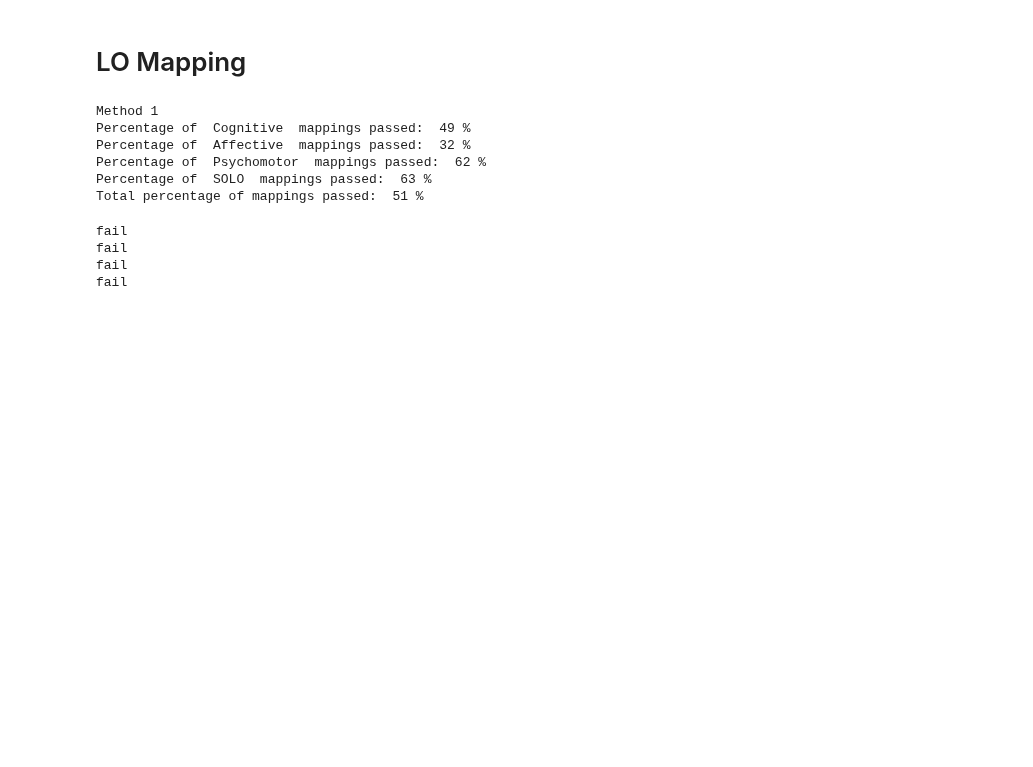
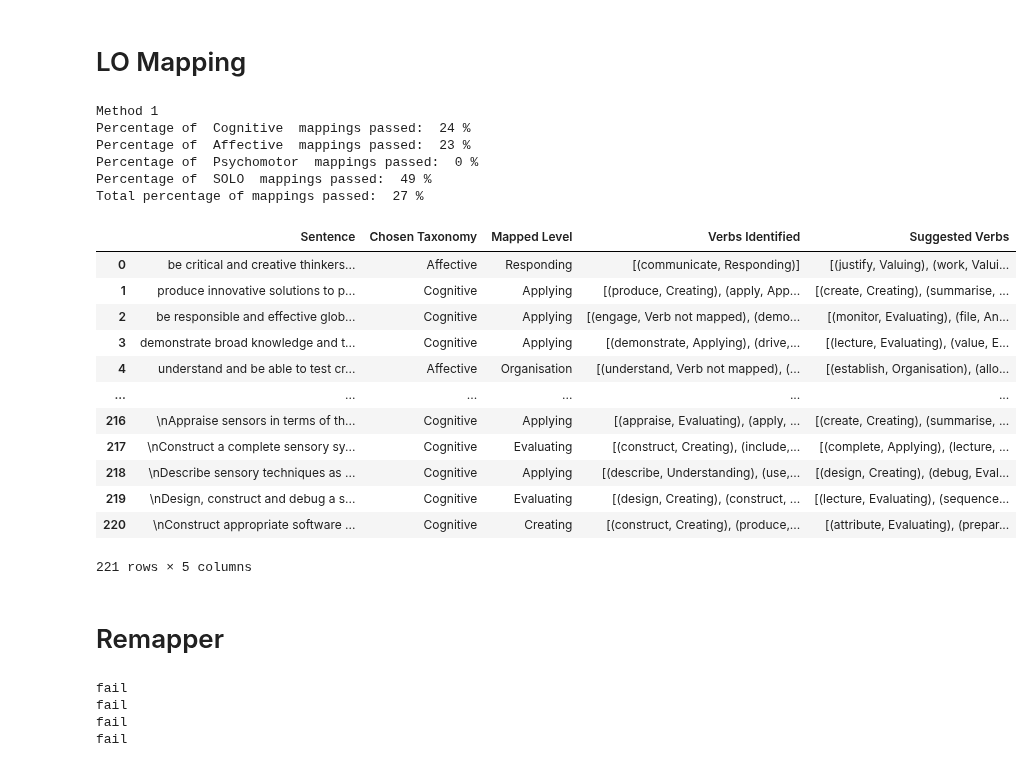
Before and after one commit to 3drdsh3in/Course_Design_For_Accreditation, a Jupyter notebook: Classification_Bloom_Solo_Mapping.ipynb, the cells around one changed output. Drawn from its saved outputs; the diff is of its cells as text; code cells hidden in the pictures; blank space fills up the shorter version.

Commit message:
Refine accuracy calculation. Update LO mapper to select final taxonomy/domain.

```diff
--- a/Classification_Bloom_Solo_Mapping.ipynb
+++ b/Classification_Bloom_Solo_Mapping.ipynb
@@ -459,4 +452,36 @@ def output_failed_cases(failed_cases):
         )
+# %%
+def calculate_accuracy(mappings, final_levels):
+    passed_mappings = {"Cognitive": 0, "Affective": 0, "Psychomotor": 0, "SOLO": 0}
+    failed_mappings = {"Cognitive": 0, "Affective": 0, "Psychomotor": 0, "SOLO": 0}
+    columns = mappings.columns
+    columns.append(pd.Index(data=["Manual Level"]))
+    failed_cases = pd.DataFrame(columns=columns)
+
+    # Calculate Accuracy
+    total_passed = 0
+    total_failed = 0
+    for i in range(mappings.shape[0]):
+        taxonomy = mappings.at[i, "Chosen Taxonomy"]
+        if mappings.at[i, "Mapped Level"] == final_levels[taxonomy][i]:
+            passed_mappings[taxonomy] += 1
+            total_passed += 1
+        else:
+            failed_mappings[taxonomy] += 1
+            total_failed += 1
+            failed_cases.loc[total_failed] = mappings.loc[i].copy()
+            failed_cases.at[total_failed, "Manual Level"] = final_levels[taxonomy][i]
+
+    for taxonomy in passed_mappings.keys():
+        mapping_percentage = math.ceil((passed_mappings[taxonomy] / (passed_mappings[taxonomy] + failed_mappings[taxonomy])) * 100)
+        print("Percentage of ", taxonomy, " mappings passed: ", mapping_percentage, "%")
+
+    total_mapping_percentage = math.ceil(
+        (total_passed / (total_passed + total_failed)) * 100
+    )
+    print("Total percentage of mappings passed: ", total_mapping_percentage, "%")
+
+    export_dataframe(failed_cases, "./outputs/failed_lo_mappings.xlsx", "failed_mappings", failed_cases.columns)
 # %%
 def learning_outcome_mapping(
     sentences, final_levels, SIM_THRESHOLD, SUGGESTED_SIM_THRESHOLD
@@ -678,35 +689,48 @@ def learning_outcome_mapping(
 # %%
 # Thresholds to filter the similarity of words to improve accuracy
 suggested_sim_threshold = 0.985
 sim_threshold = 0.997
 
 # Verbs
 mapped_verbs = {
     "Cognitive": verb_classifier(bloom_cognitive_file_path),
     "Affective": verb_classifier(bloom_affective_file_path),
     "Psychomotor": verb_classifier(bloom_psychomotor_file_path),
     "SOLO": verb_classifier(solo_file_path),
 }
 
 verb_list = generate_verb_list(mapped_verbs)
 
 
 print("Method 1")
 word_vectors = model_1_wv
-learning_outcome_mapping(
-    sentences, final_levels, sim_threshold, suggested_sim_threshold
-)
+learning_outcome_mapping(sentences, final_levels, sim_threshold, suggested_sim_threshold)
 
 # print("\nMethod 2")
 # word_vectors = model_2_wv
 # learning_outcome_mapping(sentences, final_levels, sim_threshold, suggested_sim_threshold)
 # %% [output]
 Method 1
-Percentage of  Cognitive  mappings passed:  49 %
-Percentage of  Affective  mappings passed:  32 %
-Percentage of  Psychomotor  mappings passed:  62 %
-Percentage of  SOLO  mappings passed:  63 %
-Total percentage of mappings passed:  51 %
+Percentage of  Cognitive  mappings passed:  24 %
+Percentage of  Affective  mappings passed:  23 %
+Percentage of  Psychomotor  mappings passed:  0 %
+Percentage of  SOLO  mappings passed:  49 %
+Total percentage of mappings passed:  27 %
+|  | Sentence | Chosen Taxonomy | Mapped Level | Verbs Identified | Suggested Verbs |
+| 0 | be critical and creative thinkers... | Affective | Responding | [(communicate, Responding)] | [(justify, Valuing), (work, Valui... |
+| 1 | produce innovative solutions to p... | Cognitive | Applying | [(produce, Creating), (apply, App... | [(create, Creating), (summarise, ... |
+| 2 | be responsible and effective glob... | Cognitive | Applying | [(engage, Verb not mapped), (demo... | [(monitor, Evaluating), (file, An... |
+| 3 | demonstrate broad knowledge and t... | Cognitive | Applying | [(demonstrate, Applying), (drive,... | [(lecture, Evaluating), (value, E... |
+| 4 | understand and be able to test cr... | Affective | Organisation | [(understand, Verb not mapped), (... | [(establish, Organisation), (allo... |
+| ... | ... | ... | ... | ... | ... |
+| 216 | \nAppraise sensors in terms of th... | Cognitive | Applying | [(appraise, Evaluating), (apply, ... | [(create, Creating), (summarise, ... |
+| 217 | \nConstruct a complete sensory sy... | Cognitive | Evaluating | [(construct, Creating), (include,... | [(complete, Applying), (lecture, ... |
+| 218 | \nDescribe sensory techniques as ... | Cognitive | Applying | [(describe, Understanding), (use,... | [(design, Creating), (debug, Eval... |
+| 219 | \nDesign, construct and debug a s... | Cognitive | Evaluating | [(design, Creating), (construct, ... | [(lecture, Evaluating), (sequence... |
+| 220 | \nConstruct appropriate software ... | Cognitive | Creating | [(construct, Creating), (produce,... | [(attribute, Evaluating), (prepar... |
+221 rows × 5 columns
+# %% [markdown]
+# Remapper
 # %%
 def get_keys_by_value(dictionary, target_value):
     key_value = ""
```
Also changed, not shown: parts of 10 cells of this notebook, 2 other files.
